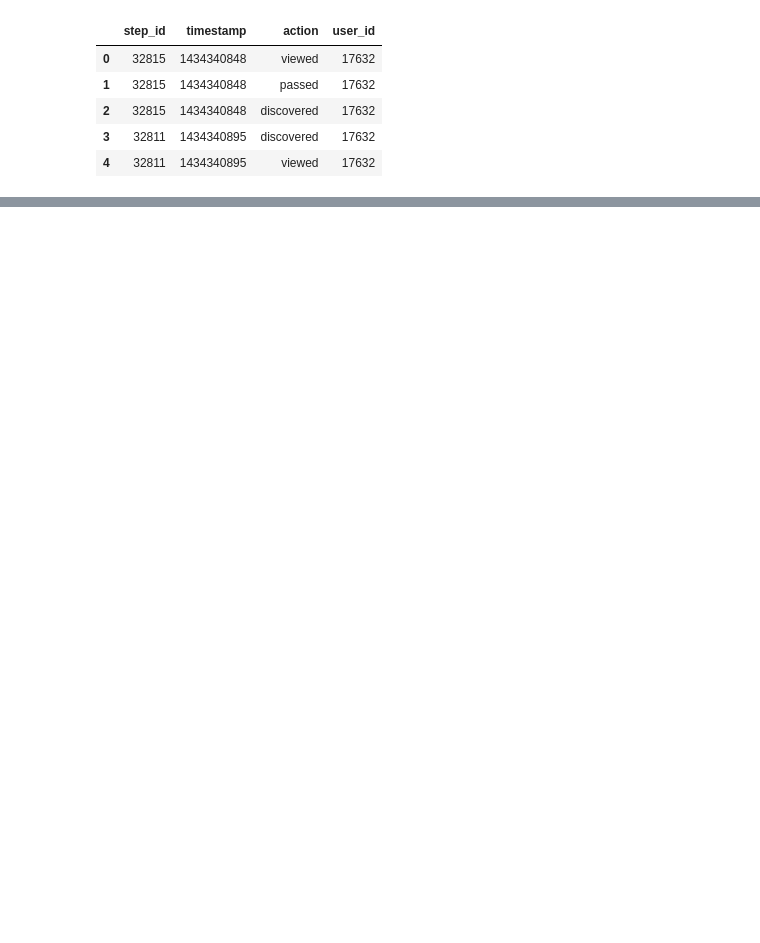
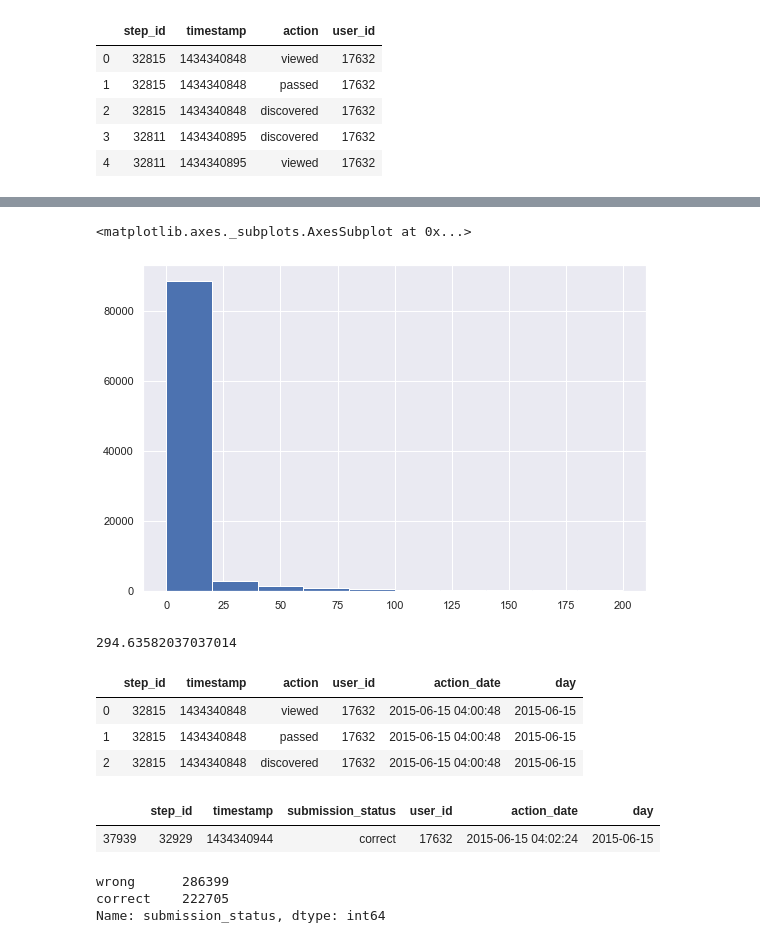
Before and after one commit to BorisGi/stepik, a Jupyter notebook: DS_Intro/1_10_ML.ipynb, the cells around one changed output, grey strips where cells are left out. Saved outputs shown, nothing was run; the diff lists cells and outputs as text; code cells hidden in the pictures; blank space fills up the shorter version.

```diff
--- a/DS_Intro/1_10_ML.ipynb
+++ b/DS_Intro/1_10_ML.ipynb
@@ -34,0 +149,38 @@ event_data_df.head()
+# %%
+gap_date_temp = (
+    event_data[['user_id', 'day', 'timestamp']].drop_duplicates(subset=['user_id', 'day'])
+    .groupby('user_id')['timestamp'].apply(list)
+    .apply(np.diff)
+    .values
+)
+# %%
+gap_date_temp = pd.Series(np.concatenate(gap_date_temp, axis=0))
+# %%
+gap_date = gap_date_temp / (24 * 60 * 60)
+# %%
+gap_date[gap_date < 200].hist()
+# %% [output]
+<matplotlib.axes._subplots.AxesSubplot at 0x...>
+[figure, added]
+# %%
+gap_date.quantile(0.99)
+# %% [output]
+294.63582037037014
+# %%
+event_data[event_data.action_date == event_data.action_date.min()]
+# %% [output]
+|  | step_id | timestamp | action | user_id | action_date | day |
+| 0 | 32815 | 1434340848 | viewed | 17632 | 2015-06-15 04:00:48 | 2015-06-15 |
+| 1 | 32815 | 1434340848 | passed | 17632 | 2015-06-15 04:00:48 | 2015-06-15 |
+| 2 | 32815 | 1434340848 | discovered | 17632 | 2015-06-15 04:00:48 | 2015-06-15 |
+# %%
+submissions_data[submissions_data.action_date == submissions_data.action_date.min()]
+# %% [output]
+|  | step_id | timestamp | submission_status | user_id | action_date | day |
+| 37939 | 32929 | 1434340944 | correct | 17632 | 2015-06-15 04:02:24 | 2015-06-15 |
+# %%
+submissions_data.submission_status.value_counts()
+# %% [output]
+wrong      286399
+correct    222705
+Name: submission_status, dtype: int64
```
Also changed, not shown: parts of 24 cells of this notebook.
